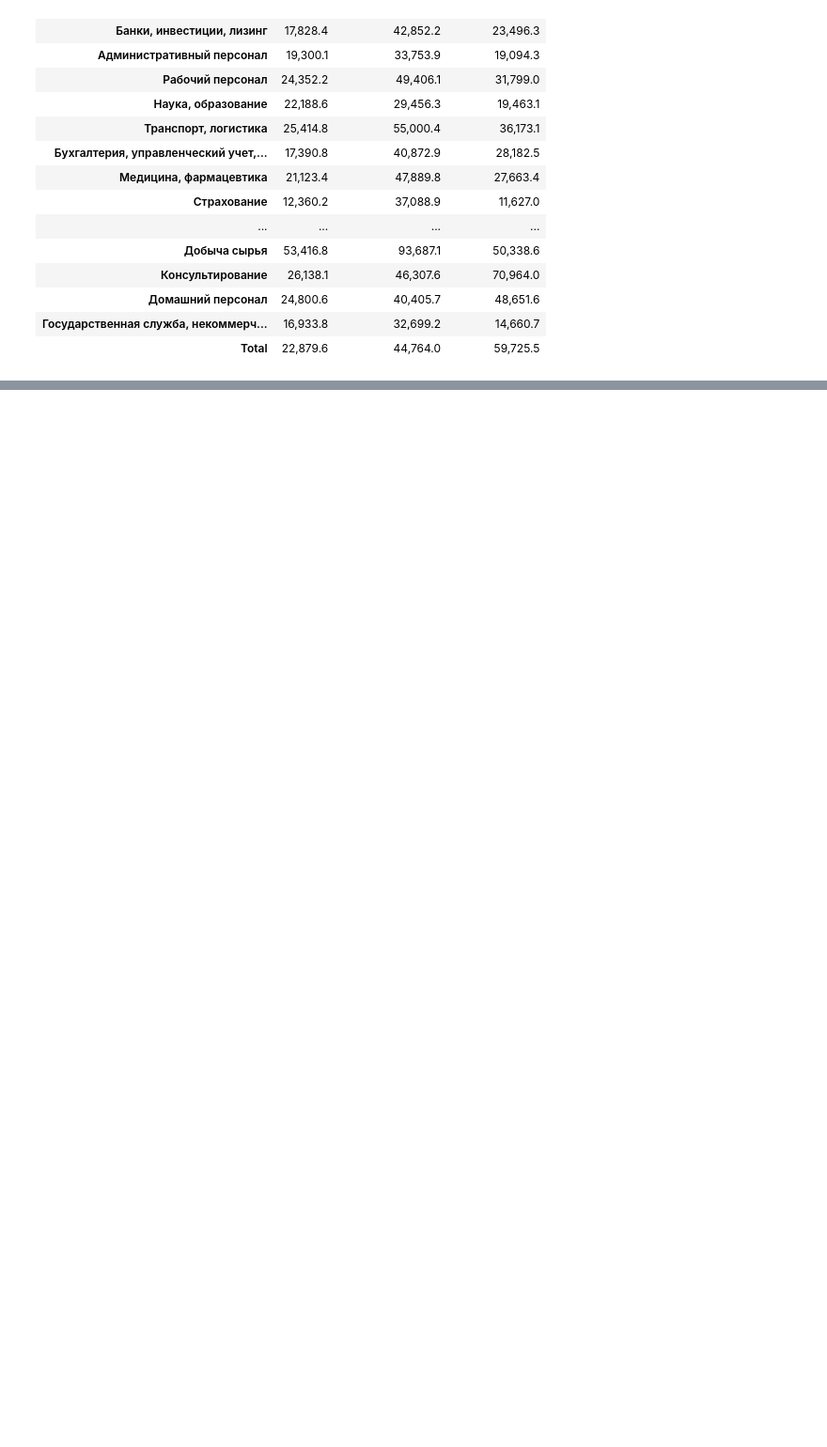
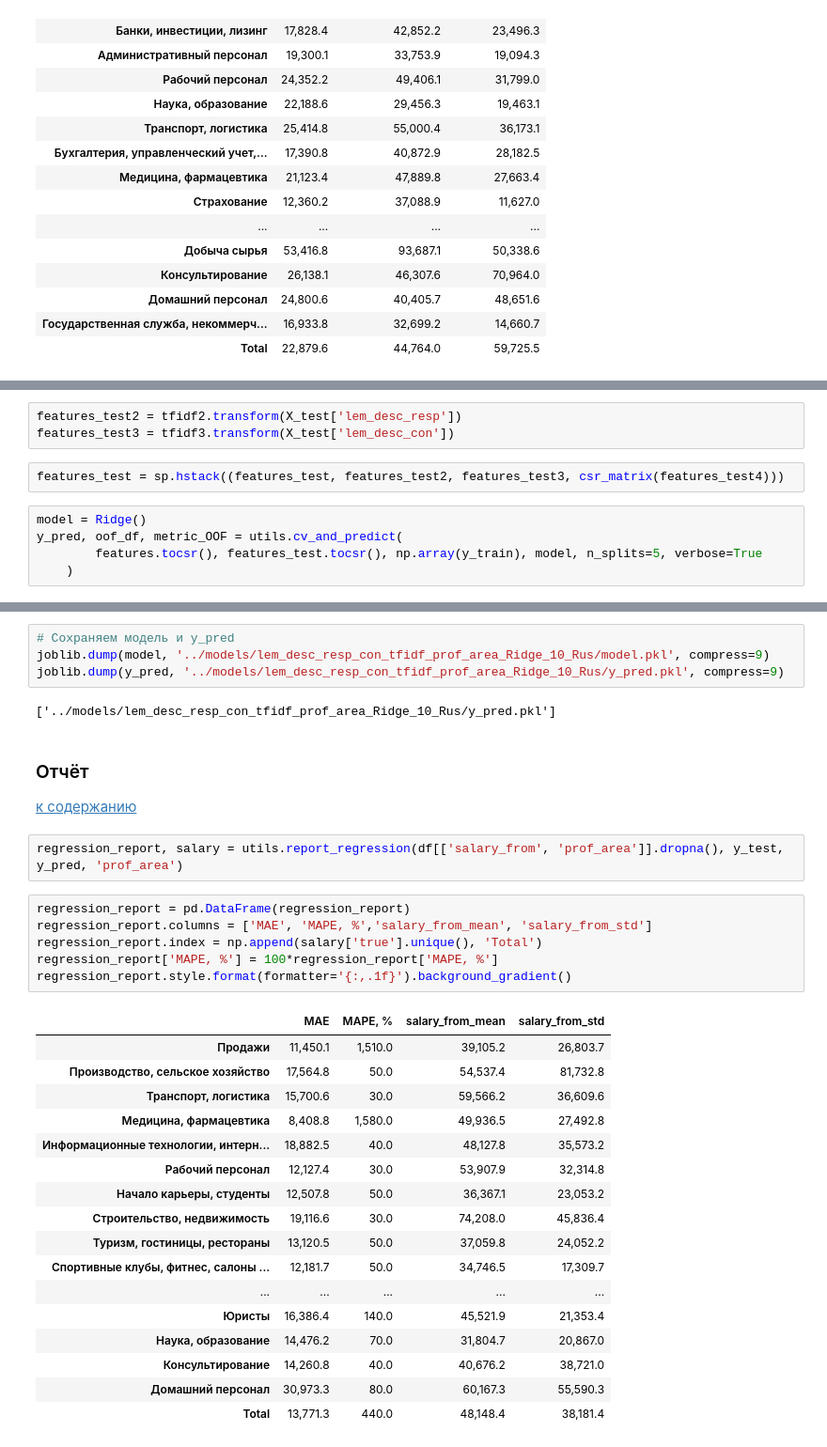
Before and after one commit to alievaliza/MSU_diploma, a Jupyter notebook: notebooks/regression_salary_from.ipynb, the cells around one changed output, grey strips where cells are left out. Shown: that part at 94% size. Saved outputs shown, nothing was run; the diff lists cells and outputs as text; blank space fills up the shorter version.

```diff
--- a/notebooks/regression_salary_from.ipynb
+++ b/notebooks/regression_salary_from.ipynb
@@ -841,0 +1115,10 @@ regression_report.style.format(formatter='{:,.1f}').background_gradient()
+# %%
+features_test2 = tfidf2.transform(X_test['lem_desc_resp'])
+features_test3 = tfidf3.transform(X_test['lem_desc_con'])
+# %%
+features_test = sp.hstack((features_test, features_test2, features_test3, csr_matrix(features_test4)))
+# %%
+model = Ridge()
+y_pred, oof_df, metric_OOF = utils.cv_and_predict(
+        features.tocsr(), features_test.tocsr(), np.array(y_train), model, n_splits=5, verbose=True
+    )
@@ -841,0 +1143,36 @@ regression_report.style.format(formatter='{:,.1f}').background_gradient()
+# %%
+# Сохраняем модель и y_pred
+joblib.dump(model, '../models/lem_desc_resp_con_tfidf_prof_area_Ridge_10_Rus/model.pkl', compress=9)
+joblib.dump(y_pred, '../models/lem_desc_resp_con_tfidf_prof_area_Ridge_10_Rus/y_pred.pkl', compress=9)
+# %% [output]
+['../models/lem_desc_resp_con_tfidf_prof_area_Ridge_10_Rus/y_pred.pkl']
+# %% [markdown]
+<a id='Отчётlem_desc_resp_con_tfidf_prof_area_Ridge_10_Rus'></a>
+### Отчёт
+[к содержанию](#ксодержанию)
+# %%
+regression_report, salary = utils.report_regression(df[['salary_from', 'prof_area']].dropna(), y_test, y_pred, 'prof_area')
+# %%
+regression_report = pd.DataFrame(regression_report)
+regression_report.columns = ['MAE', 'MAPE, %','salary_from_mean', 'salary_from_std']
+regression_report.index = np.append(salary['true'].unique(), 'Total')
+regression_report['MAPE, %'] = 100*regression_report['MAPE, %']
+regression_report.style.format(formatter='{:,.1f}').background_gradient()
+# %% [output]
+|  | MAE | MAPE, % | salary_from_mean | salary_from_std |
+| Продажи | 11,450.1 | 1,510.0 | 39,105.2 | 26,803.7 |
+| Производство, сельское хозяйство | 17,564.8 | 50.0 | 54,537.4 | 81,732.8 |
+| Транспорт, логистика | 15,700.6 | 30.0 | 59,566.2 | 36,609.6 |
+| Медицина, фармацевтика | 8,408.8 | 1,580.0 | 49,936.5 | 27,492.8 |
+| Информационные технологии, интерн... | 18,882.5 | 40.0 | 48,127.8 | 35,573.2 |
+| Рабочий персонал | 12,127.4 | 30.0 | 53,907.9 | 32,314.8 |
+| Начало карьеры, студенты | 12,507.8 | 50.0 | 36,367.1 | 23,053.2 |
+| Строительство, недвижимость | 19,116.6 | 30.0 | 74,208.0 | 45,836.4 |
+| Туризм, гостиницы, рестораны | 13,120.5 | 50.0 | 37,059.8 | 24,052.2 |
+| Спортивные клубы, фитнес, салоны ... | 12,181.7 | 50.0 | 34,746.5 | 17,309.7 |
+| ... | ... | ... | ... | ... |
+| Юристы | 16,386.4 | 140.0 | 45,521.9 | 21,353.4 |
+| Наука, образование | 14,476.2 | 70.0 | 31,804.7 | 20,867.0 |
+| Консультирование | 14,260.8 | 40.0 | 40,676.2 | 38,721.0 |
+| Домашний персонал | 30,973.3 | 80.0 | 60,167.3 | 55,590.3 |
+| Total | 13,771.3 | 440.0 | 48,148.4 | 38,181.4 |
```
Also changed, not shown: parts of 62 cells of this notebook, 12 other files.
